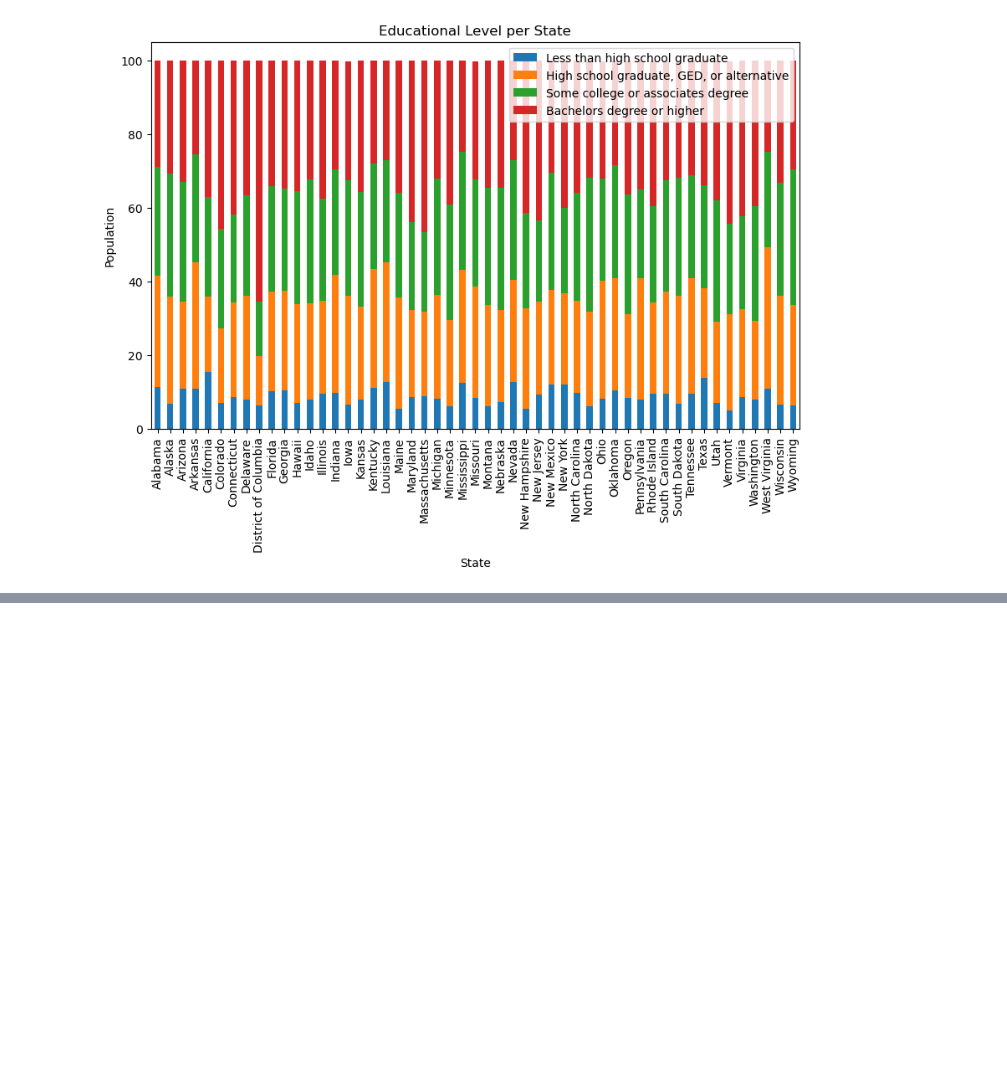
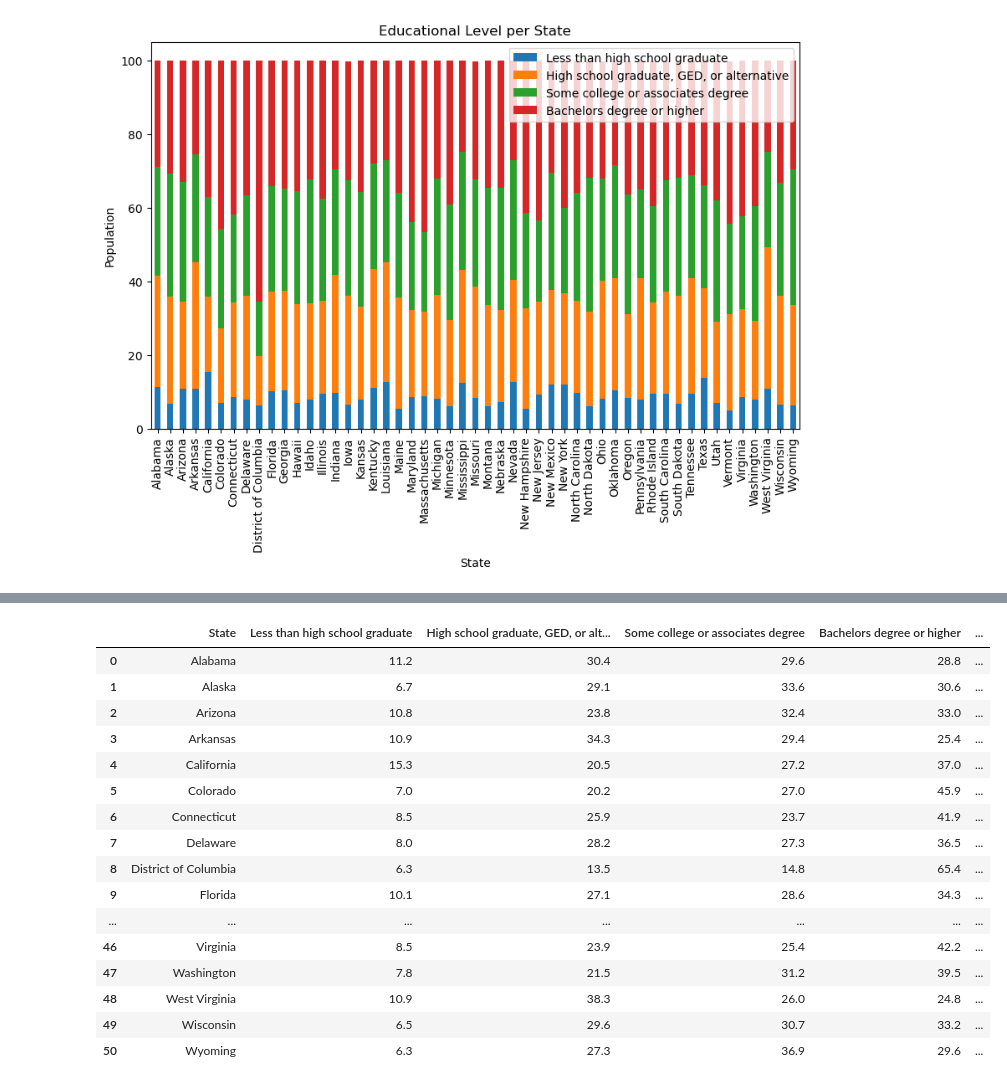
Before and after one commit to imnana18/project1_group07, a Jupyter notebook: analysis/Correlation Analysis.ipynb, the cells around one changed output, grey strips where cells are left out. Cells and saved outputs as stored; diff of their text form; code cells hidden in the pictures; blank space fills up the shorter version.

```diff
--- a/analysis/Correlation Analysis.ipynb
+++ b/analysis/Correlation Analysis.ipynb
@@ -264,0 +226,28 @@ plt.show()
+# %%
+# Creating a new DataFrame with selected columns
+education_vaccination_df = merged_education_vaccination_df[[
+    "State",
+    "Less than high school graduate",
+    "High school graduate, GED, or alternative",
+    "Some college or associates degree",
+    "Bachelors degree or higher",
+    "Percent of total pop with a completed primary series"]]
+education_vaccination_df
+# %% [output]
+|  | State | Less than high school graduate | High school graduate, GED, or alt... | Some college or associates degree | Bachelors degree or higher | ... |
+| 0 | Alabama | 11.2 | 30.4 | 29.6 | 28.8 | ... |
+| 1 | Alaska | 6.7 | 29.1 | 33.6 | 30.6 | ... |
+| 2 | Arizona | 10.8 | 23.8 | 32.4 | 33.0 | ... |
+| 3 | Arkansas | 10.9 | 34.3 | 29.4 | 25.4 | ... |
+| 4 | California | 15.3 | 20.5 | 27.2 | 37.0 | ... |
+| 5 | Colorado | 7.0 | 20.2 | 27.0 | 45.9 | ... |
+| 6 | Connecticut | 8.5 | 25.9 | 23.7 | 41.9 | ... |
+| 7 | Delaware | 8.0 | 28.2 | 27.3 | 36.5 | ... |
+| 8 | District of Columbia | 6.3 | 13.5 | 14.8 | 65.4 | ... |
+| 9 | Florida | 10.1 | 27.1 | 28.6 | 34.3 | ... |
+| ... | ... | ... | ... | ... | ... | ... |
+| 46 | Virginia | 8.5 | 23.9 | 25.4 | 42.2 | ... |
+| 47 | Washington | 7.8 | 21.5 | 31.2 | 39.5 | ... |
+| 48 | West Virginia | 10.9 | 38.3 | 26.0 | 24.8 | ... |
+| 49 | Wisconsin | 6.5 | 29.6 | 30.7 | 33.2 | ... |
+| 50 | Wyoming | 6.3 | 27.3 | 36.9 | 29.6 | ... |
```
Also changed, not shown: parts of 23 cells of this notebook.
